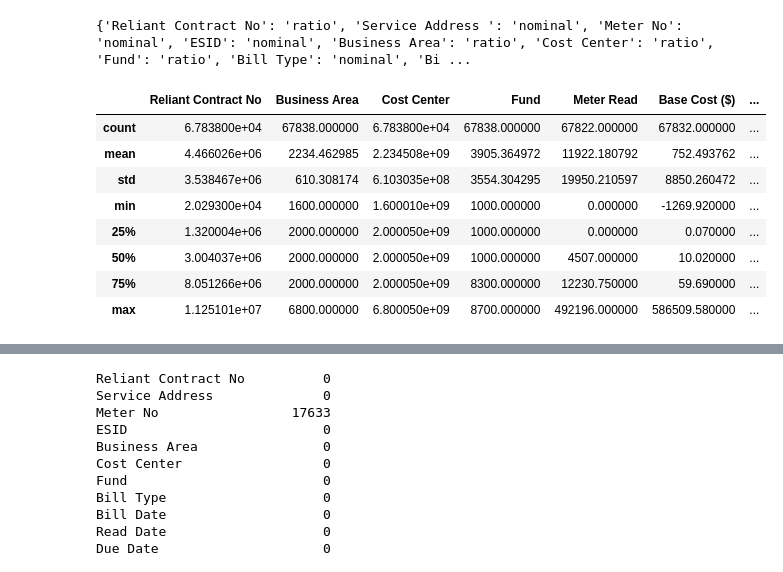
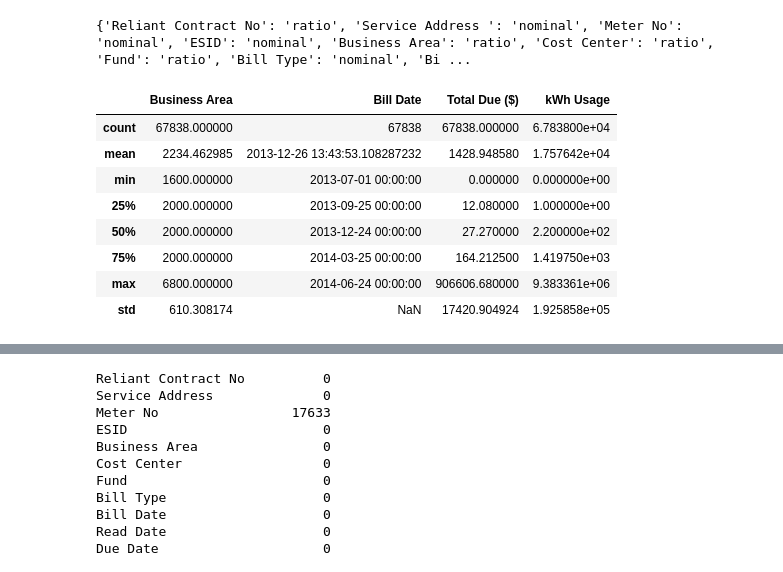
Before and after one commit to hyndavi1234/CS418-Project, a Jupyter notebook: Classification-predicting bill type.ipynb, the cells around one changed output, grey strips where cells are left out. Cells and saved outputs as stored; diff of their text form; code cells hidden in the pictures.

```diff
--- a/Classification-predicting bill type.ipynb
+++ b/Classification-predicting bill type.ipynb
@@ -127,16 +127,17 @@ print(data_types)
 {'Reliant Contract No': 'ratio', 'Service Address ': 'nominal', 'Meter No': 'nominal', 'ESID': 'nominal', 'Business Area': 'ratio', 'Cost Center': 'ratio', 'Fund': 'ratio', 'Bill Type': 'nominal', 'Bi ...
 # %%
 data_2014.describe()
+data_2014.describe(datetime_is_numeric=True)
 # %% [output]
-|  | Reliant Contract No | Business Area | Cost Center | Fund | Meter Read | Base Cost ($) | ... |
-| count | 6.783800e+04 | 67838.000000 | 6.783800e+04 | 67838.000000 | 67822.000000 | 67832.000000 | ... |
-| mean | 4.466026e+06 | 2234.462985 | 2.234508e+09 | 3905.364972 | 11922.180792 | 752.493762 | ... |
-| std | 3.538467e+06 | 610.308174 | 6.103035e+08 | 3554.304295 | 19950.210597 | 8850.260472 | ... |
-| min | 2.029300e+04 | 1600.000000 | 1.600010e+09 | 1000.000000 | 0.000000 | -1269.920000 | ... |
-| 25% | 1.320004e+06 | 2000.000000 | 2.000050e+09 | 1000.000000 | 0.000000 | 0.070000 | ... |
-| 50% | 3.004037e+06 | 2000.000000 | 2.000050e+09 | 1000.000000 | 4507.000000 | 10.020000 | ... |
-| 75% | 8.051266e+06 | 2000.000000 | 2.000050e+09 | 8300.000000 | 12230.750000 | 59.690000 | ... |
-| max | 1.125101e+07 | 6800.000000 | 6.800050e+09 | 8700.000000 | 492196.000000 | 586509.580000 | ... |
+|  | Business Area | Bill Date | Total Due ($) | kWh Usage |
+| count | 67838.000000 | 67838 | 67838.000000 | 6.783800e+04 |
+| mean | 2234.462985 | 2013-12-26 13:43:53.108287232 | 1428.948580 | 1.757642e+04 |
+| min | 1600.000000 | 2013-07-01 00:00:00 | 0.000000 | 0.000000e+00 |
+| 25% | 2000.000000 | 2013-09-25 00:00:00 | 12.080000 | 1.000000e+00 |
+| 50% | 2000.000000 | 2013-12-24 00:00:00 | 27.270000 | 2.200000e+02 |
+| 75% | 2000.000000 | 2014-03-25 00:00:00 | 164.212500 | 1.419750e+03 |
+| max | 6800.000000 | 2014-06-24 00:00:00 | 906606.680000 | 9.383361e+06 |
+| std | 610.308174 | NaN | 17420.904924 | 1.925858e+05 |
 # %%
 data_2014.describe(exclude='number').T.sort_values(by='unique')
 # %% [output]
```
Also changed, not shown: parts of 2 cells of this notebook.
